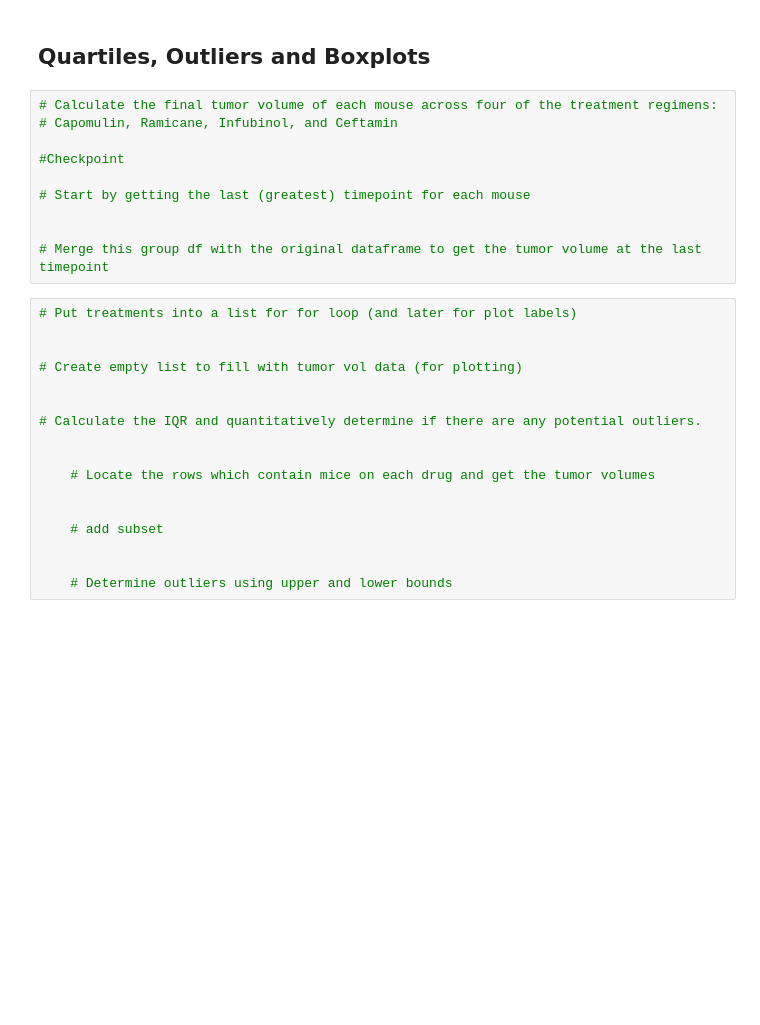
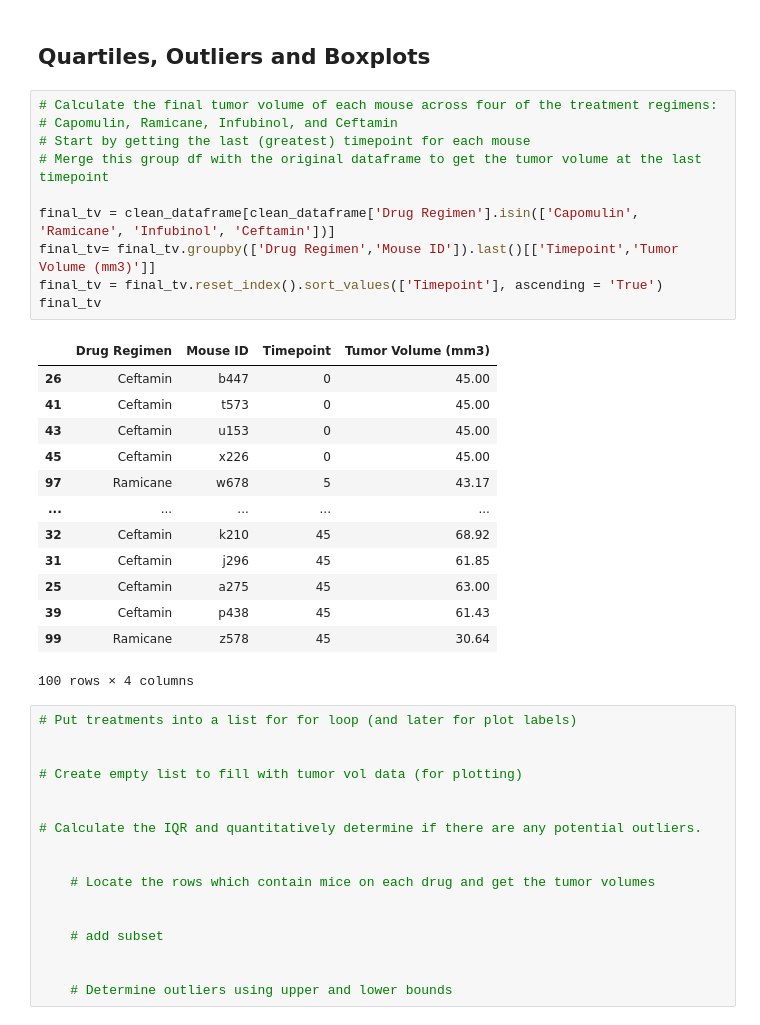
Before and after one commit to uldom/Matplotlib_Challenge, a Jupyter notebook: Pymaceuticals/pymaceuticals_starter.ipynb, the cells around one changed output. Cells and saved outputs as stored; diff of their text form; blank space fills up the shorter version.

Commit message:
Data for Final Tumor Value

```diff
--- a/Pymaceuticals/pymaceuticals_starter.ipynb
+++ b/Pymaceuticals/pymaceuticals_starter.ipynb
@@ -271,13 +271,27 @@ plt.show()
 # %%
 # Calculate the final tumor volume of each mouse across four of the treatment regimens:
 # Capomulin, Ramicane, Infubinol, and Ceftamin
+# Start by getting the last (greatest) timepoint for each mouse
+# Merge this group df with the original dataframe to get the tumor volume at the last timepoint
 
-#Checkpoint
-
-# Start by getting the last (greatest) timepoint for each mouse
-
-
-# Merge this group df with the original dataframe to get the tumor volume at the last timepoint
+final_tv = clean_dataframe[clean_dataframe['Drug Regimen'].isin(['Capomulin', 'Ramicane', 'Infubinol', 'Ceftamin'])]
+final_tv= final_tv.groupby(['Drug Regimen','Mouse ID']).last()[['Timepoint','Tumor Volume (mm3)']]
+final_tv = final_tv.reset_index().sort_values(['Timepoint'], ascending = 'True')
+final_tv
+# %% [output]
+|  | Drug Regimen | Mouse ID | Timepoint | Tumor Volume (mm3) |
+| 26 | Ceftamin | b447 | 0 | 45.00 |
+| 41 | Ceftamin | t573 | 0 | 45.00 |
+| 43 | Ceftamin | u153 | 0 | 45.00 |
+| 45 | Ceftamin | x226 | 0 | 45.00 |
+| 97 | Ramicane | w678 | 5 | 43.17 |
+| ... | ... | ... | ... | ... |
+| 32 | Ceftamin | k210 | 45 | 68.92 |
+| 31 | Ceftamin | j296 | 45 | 61.85 |
+| 25 | Ceftamin | a275 | 45 | 63.00 |
+| 39 | Ceftamin | p438 | 45 | 61.43 |
+| 99 | Ramicane | z578 | 45 | 30.64 |
+100 rows × 4 columns
 # %%
 # Put treatments into a list for for loop (and later for plot labels)
 
```
